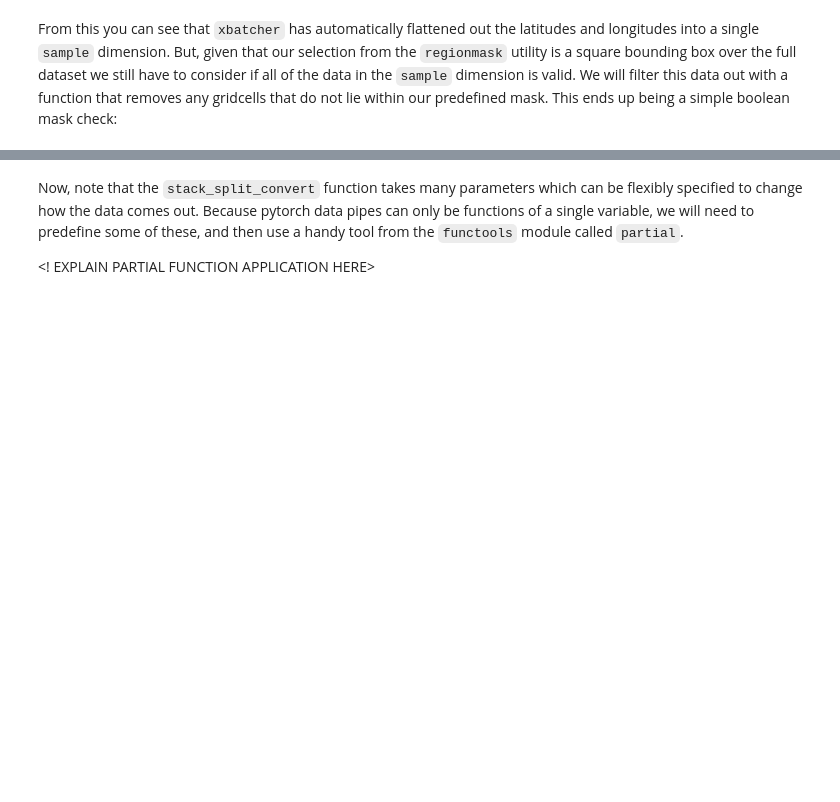
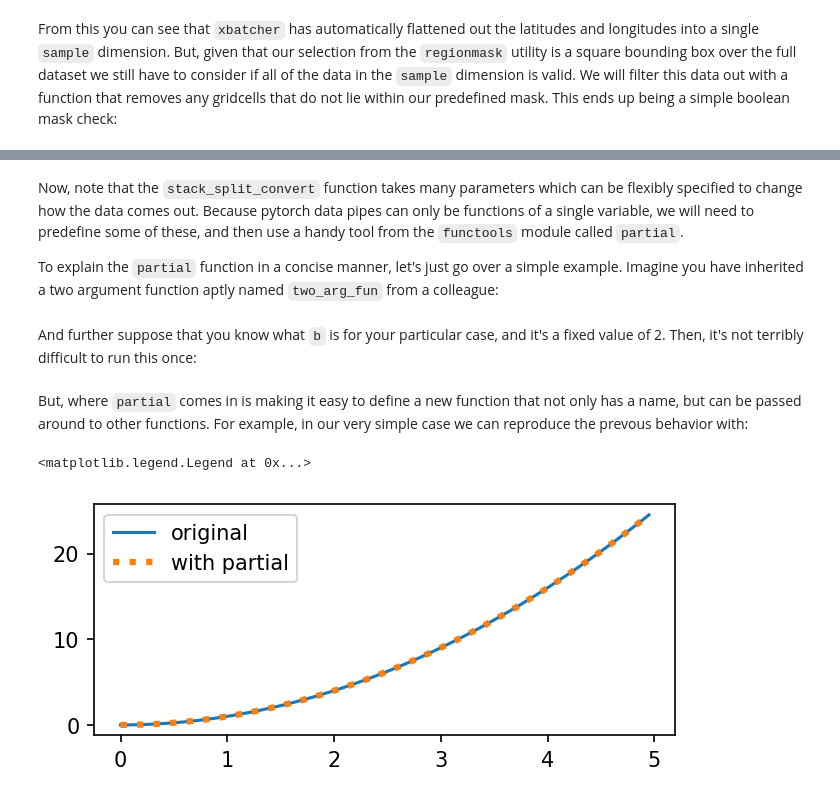
Before and after one commit to geo-smart/global_lstm_swe_modeling, a Jupyter notebook: book/1_background_and_data.ipynb, the cells around one changed output, grey strips where cells are left out. Saved outputs shown, nothing was run; the diff lists cells and outputs as text; code cells hidden in the pictures; blank space fills up the shorter version.

```diff
--- a/book/1_background_and_data.ipynb
+++ b/book/1_background_and_data.ipynb
@@ -127,0 +154,23 @@ TODO: Further explanation of how the `select_region` method works....
+# %%
+class RegionalSubsetterPipe(IterDataPipe):
+
+    def __init__(self, ds, selected_regions=None, preload=False):
+        super().__init__()
+        self.ds = ds
+        self.selected_regions = self.to_sequence(selected_regions)
+        self.preload = preload
+
+    def to_sequence(self, seq):
+        if isinstance(seq, str):
+            return (seq, )
+        return seq
+
+    def __iter__(self):
+        if not self.selected_regions:
+            yield self.ds
+        else:
+            for region in self.selected_regions:
+                self.selected_ds = select_region(self.ds, region)
+                if self.preload:
+                    self.selected_ds = self.selected_ds.load()
+                yield self.selected_ds
@@ -258,4 +334,24 @@ def stack_split_convert(
 # %% [markdown]
 Now, note that the `stack_split_convert` function takes many parameters which can be flexibly specified to change how the data comes out. Because pytorch data pipes can only be functions of a single variable, we will need to predefine some of these, and then use a handy tool from the `functools` module called `partial`.
 
-<! EXPLAIN PARTIAL FUNCTION APPLICATION HERE>
+To explain the `partial` function in a concise manner, let's just go over a simple example. Imagine you have inherited a two argument function aptly named `two_arg_fun` from a colleague:
+# %%
+def two_arg_fun(a, b):
+    return a ** b
+# %% [markdown]
+And further suppose that you know what `b` is for your particular case, and it's a fixed value of 2. Then, it's not terribly difficult to run this once:
+# %%
+fixed_b = 2
+x = np.arange(0, 5, 0.05)
+y = two_arg_fun(x, b=fixed_b)
+# %% [markdown]
+But, where `partial` comes in is making it easy to define a new function that not only has a name, but can be passed around to other functions. For example, in our very simple case we can reproduce the prevous behavior with:
+# %%
+f, ax = plt.subplots(1, 1, dpi=150, figsize=(5,2))
+fixed_fun = partial(two_arg_fun, b=fixed_b)
+ax.plot(x, y, label='original')
+ax.plot(x, fixed_fun(x), label='with partial', linestyle=':', linewidth=3)
+plt.legend()
+# %% [output]
+<matplotlib.legend.Legend at 0x...>
+[figure, added]
```
Also changed, not shown: parts of 36 cells of this notebook, 4 other files.
